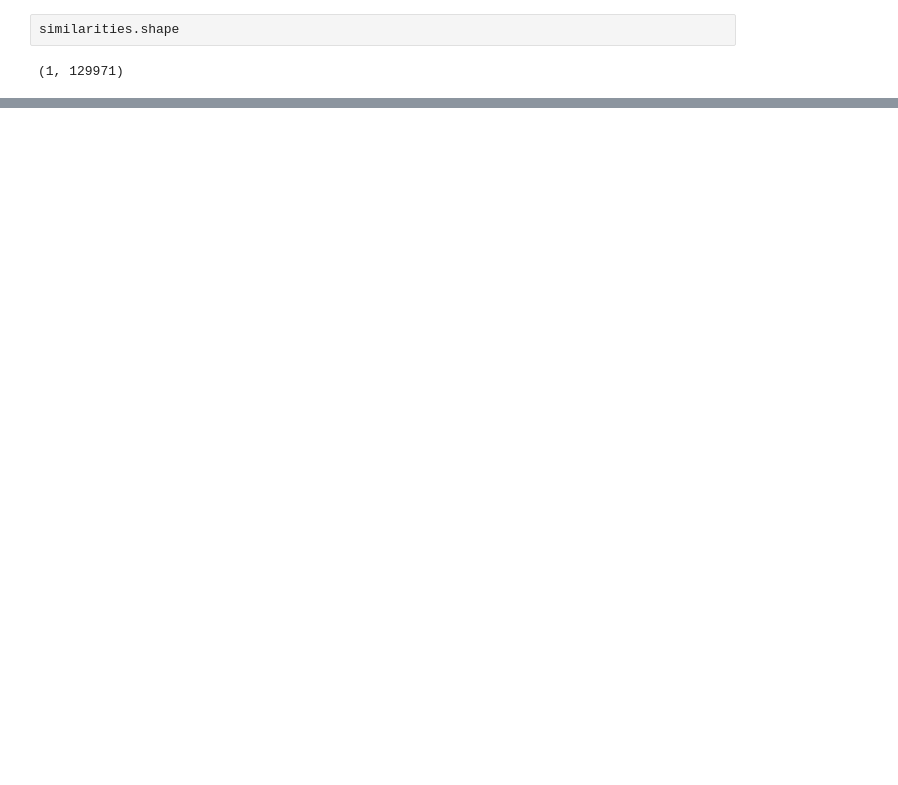
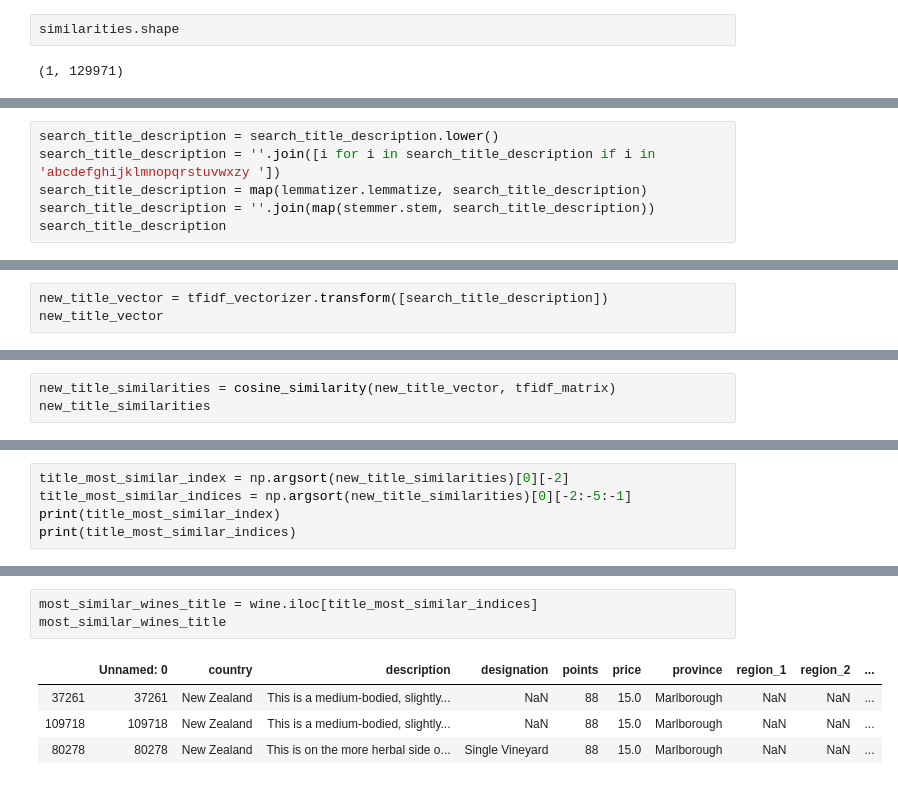
Before and after one commit to dalez29/Wine_Recommender, a Jupyter notebook: pipelined_wine_descriptions.ipynb, the cells around one changed output, grey strips where cells are left out. Saved outputs shown, nothing was run; the diff lists cells and outputs as text; blank space fills up the shorter version.

Commit message:
Added top 3 and title search

```diff
--- a/pipelined_wine_descriptions.ipynb
+++ b/pipelined_wine_descriptions.ipynb
@@ -197,0 +291,6 @@ Name: 0, dtype: object
+# %%
+search_title_description = search_title_description.lower()
+search_title_description = ''.join([i for i in search_title_description if i in 'abcdefghijklmnopqrstuvwxzy '])
+search_title_description = map(lemmatizer.lemmatize, search_title_description)
+search_title_description = ''.join(map(stemmer.stem, search_title_description))
+search_title_description
@@ -197,0 +299,3 @@ Name: 0, dtype: object
+# %%
+new_title_vector = tfidf_vectorizer.transform([search_title_description])
+new_title_vector
@@ -197,0 +305,3 @@ Name: 0, dtype: object
+# %%
+new_title_similarities = cosine_similarity(new_title_vector, tfidf_matrix)
+new_title_similarities
@@ -197,0 +311,5 @@ Name: 0, dtype: object
+# %%
+title_most_similar_index = np.argsort(new_title_similarities)[0][-2]
+title_most_similar_indices = np.argsort(new_title_similarities)[0][-2:-5:-1]
+print(title_most_similar_index)
+print(title_most_similar_indices)
@@ -197,0 +341,8 @@ Name: 0, dtype: object
+# %%
+most_similar_wines_title = wine.iloc[title_most_similar_indices]
+most_similar_wines_title
+# %% [output]
+|  | Unnamed: 0 | country | description | designation | points | price | province | region_1 | region_2 | ... |
+| 37261 | 37261 | New Zealand | This is a medium-bodied, slightly... | NaN | 88 | 15.0 | Marlborough | NaN | NaN | ... |
+| 109718 | 109718 | New Zealand | This is a medium-bodied, slightly... | NaN | 88 | 15.0 | Marlborough | NaN | NaN | ... |
+| 80278 | 80278 | New Zealand | This is on the more herbal side o... | Single Vineyard | 88 | 15.0 | Marlborough | NaN | NaN | ... |
```
Also changed, not shown: parts of 37 cells of this notebook.
